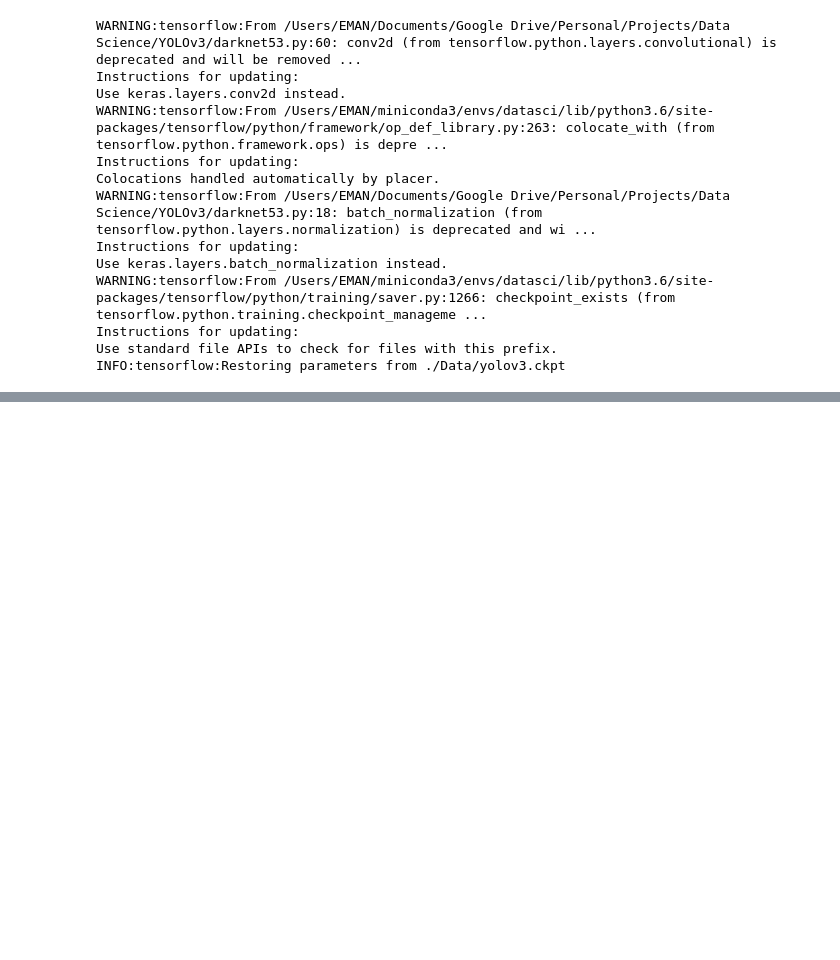
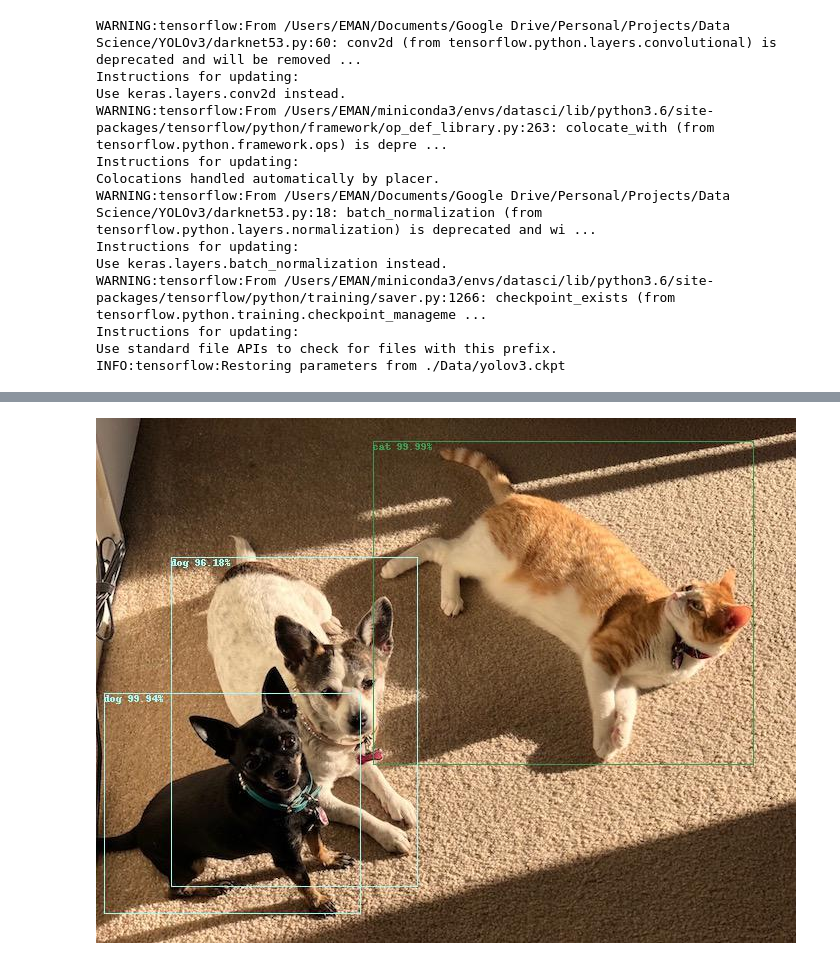
Before and after one commit to zeegeeko/YOLOv3, a Jupyter notebook: YOLO v3.ipynb, the cells around one changed output, grey strips where cells are left out. Cells and saved outputs as stored; diff of their text form; code cells hidden in the pictures; blank space fills up the shorter version.

```diff
--- a/YOLO v3.ipynb
+++ b/YOLO v3.ipynb
@@ -89,0 +111,4 @@ for i, filename in enumerate(file_list):
+# %%
+Image(filename='./output/detection_test2.jpg')
+# %% [output]
+[figure, added]
```
Also changed, not shown: parts of 11 cells of this notebook, 4 other files.
